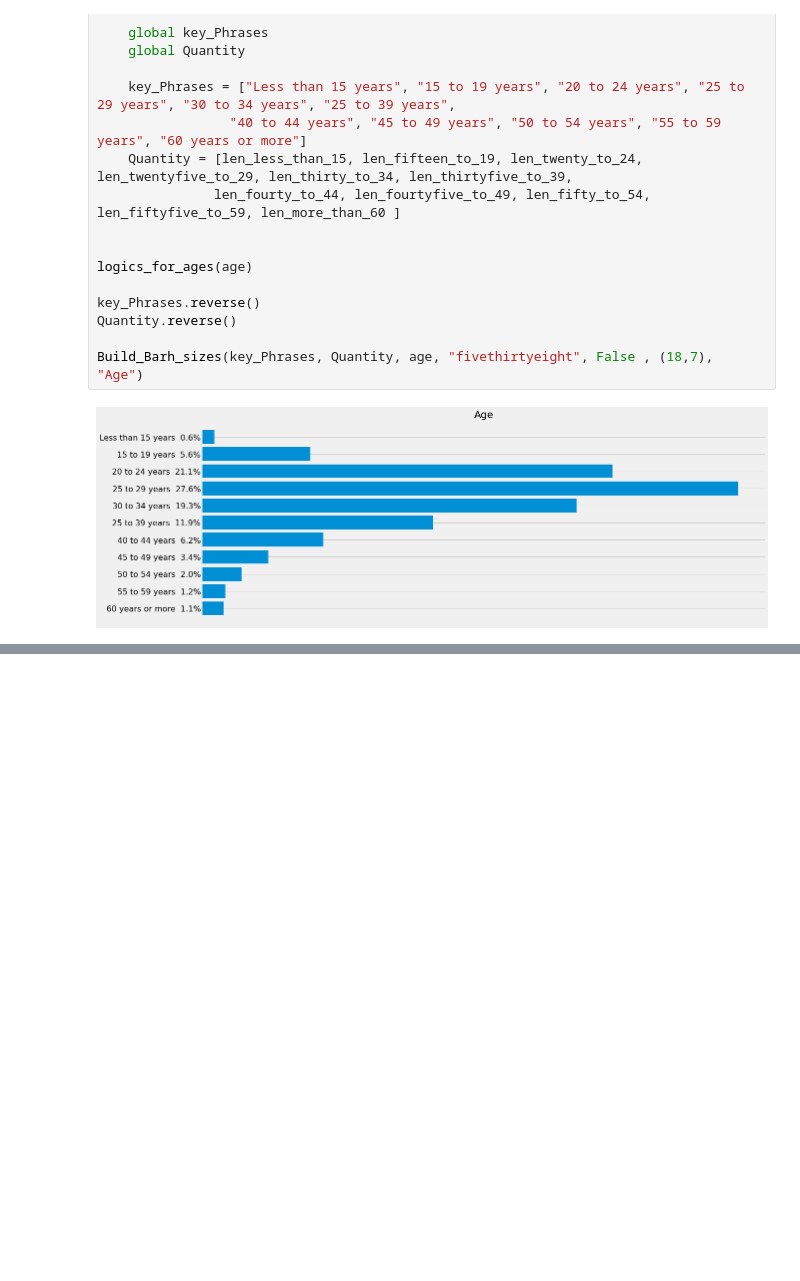
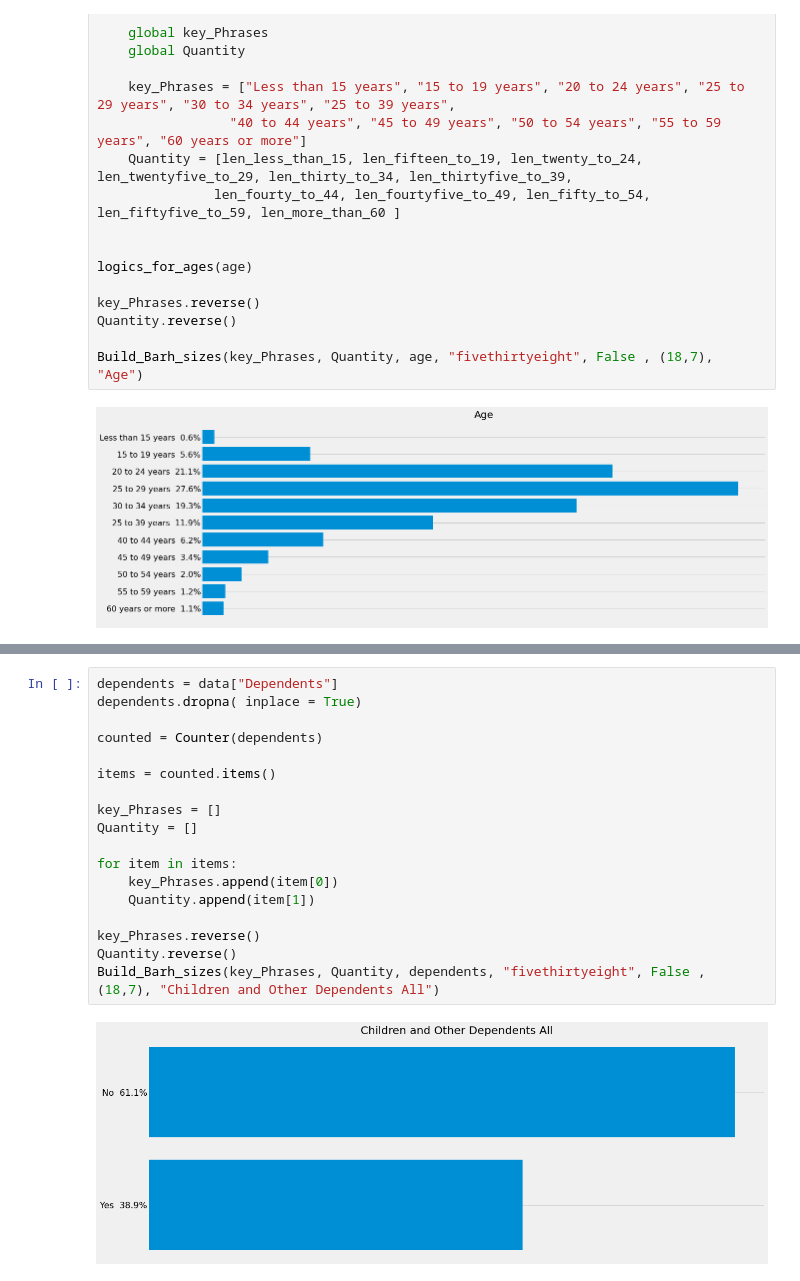
Before and after one commit to qristinius/Stackoverflow-Survey-2019, a Jupyter notebook: dev_survey_results_2019.ipynb, the cells around one changed output, grey strips where cells are left out. Cells and saved outputs as stored; diff of their text form; blank space fills up the shorter version.

```diff
--- a/dev_survey_results_2019.ipynb
+++ b/dev_survey_results_2019.ipynb
@@ -807,0 +816,20 @@ Counter({'Average': 17176,
+# %%
+dependents = data["Dependents"]
+dependents.dropna( inplace = True)
+
+counted = Counter(dependents)
+
+items = counted.items()
+
+key_Phrases = []
+Quantity = []
+
+for item in items:
+    key_Phrases.append(item[0])
+    Quantity.append(item[1])
+
+key_Phrases.reverse()
+Quantity.reverse()
+Build_Barh_sizes(key_Phrases, Quantity, dependents, "fivethirtyeight", False , (18,7), "Children and Other Dependents All")
+# %% [output]
+[figure, added]
```
Also changed, not shown: parts of 10 cells of this notebook.
